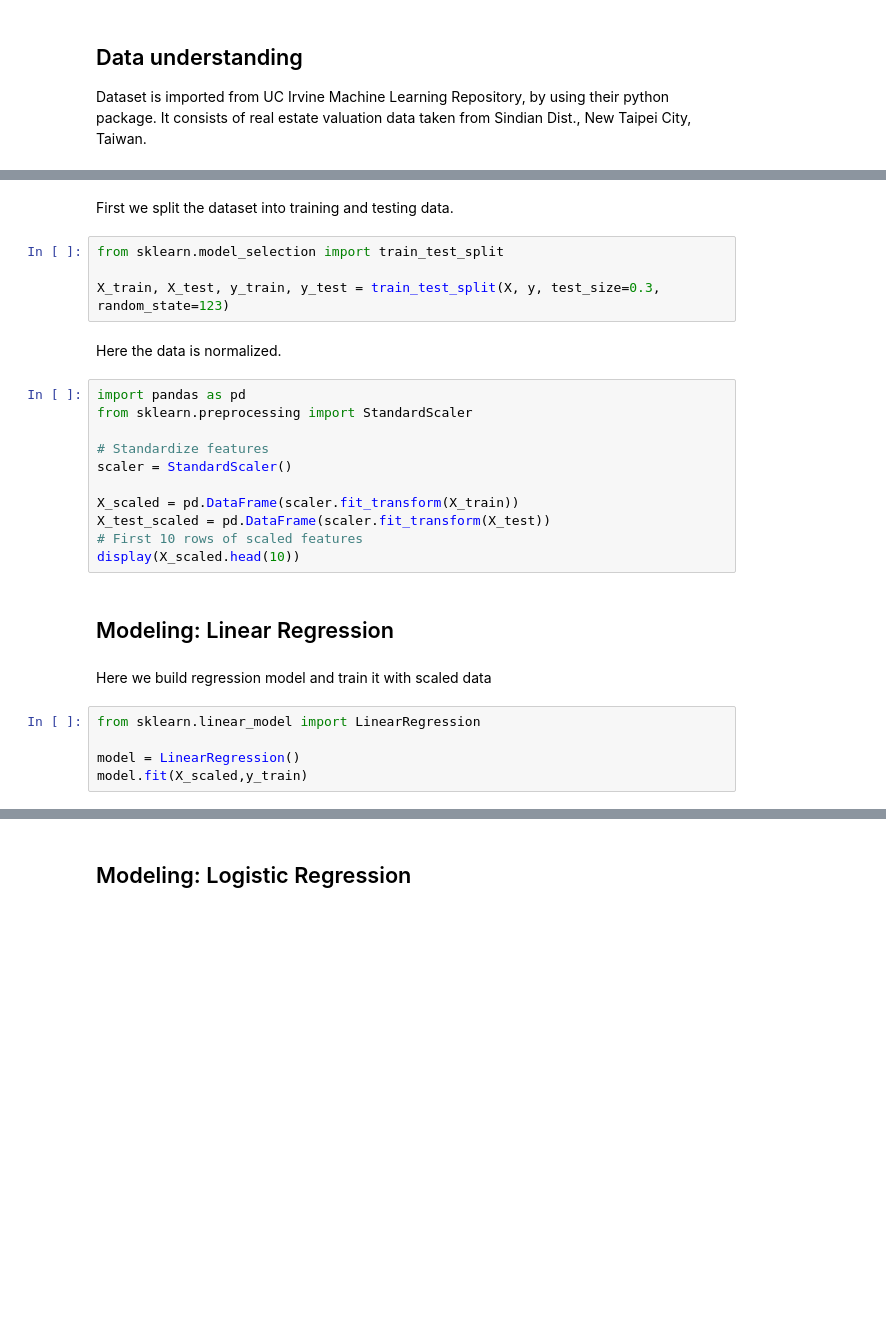
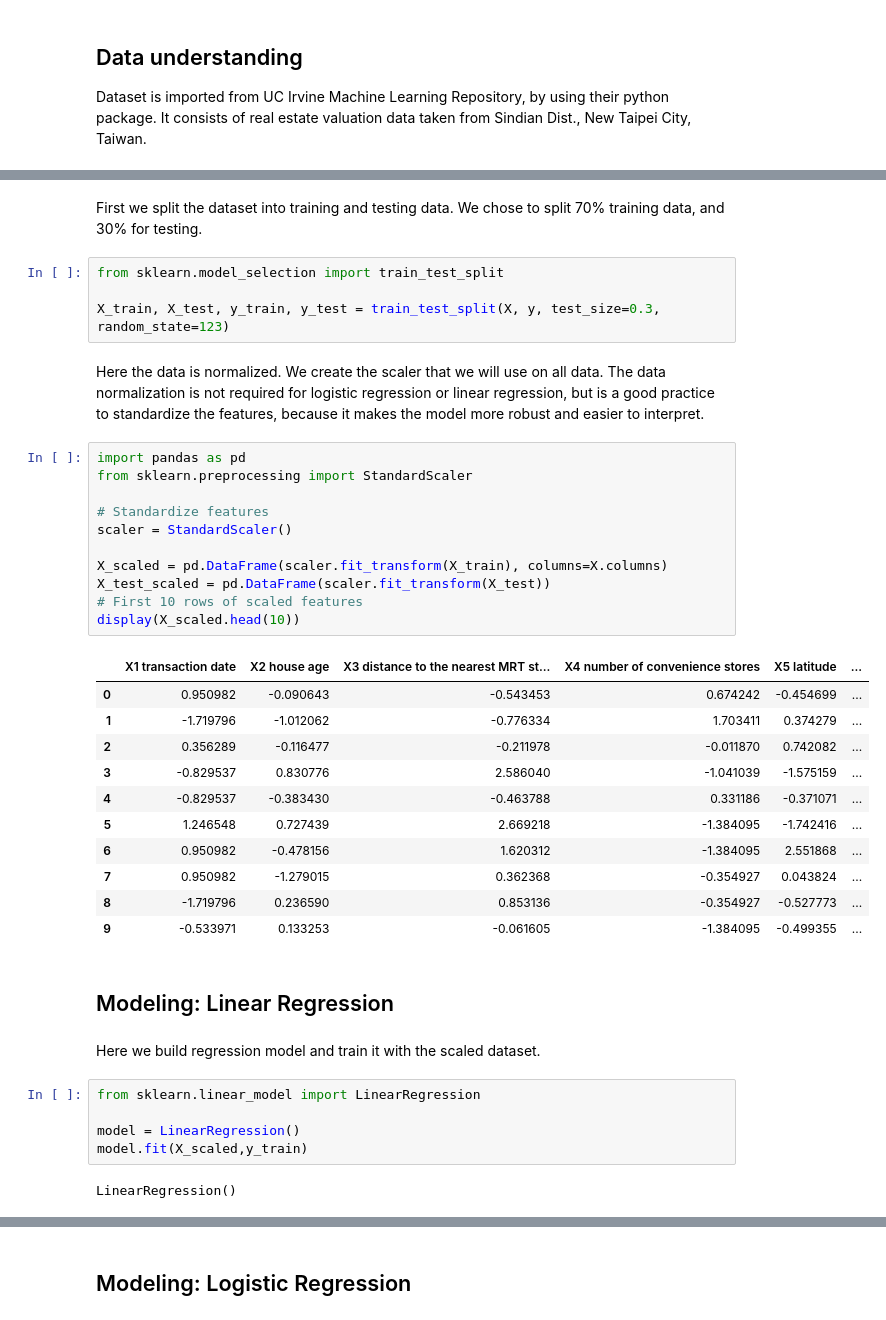
Before and after one commit to VilleSchulz/Machine-learning, a Jupyter notebook: Assignment_4_Linear_and_Logistic_Regression/task.ipynb, the cells around one changed output, grey strips where cells are left out. Drawn from its saved outputs; the diff is of its cells as text; blank space fills up the shorter version.

```diff
--- a/Assignment_4_Linear_and_Logistic_Regression/task.ipynb
+++ b/Assignment_4_Linear_and_Logistic_Regression/task.ipynb
@@ -119,29 +156,44 @@ display(df.head())
 # %% [markdown]
-First we split the dataset into training and testing data.
+First we split the dataset into training and testing data. We chose to split 70% training data, and 30% for testing.
 # %%
 from sklearn.model_selection import train_test_split
 
 X_train, X_test, y_train, y_test = train_test_split(X, y, test_size=0.3, random_state=123)
 # %% [markdown]
-Here the data is normalized.
+Here the data is normalized. We create the scaler that we will use on all data.
+The data normalization is not required for logistic regression or linear regression, but is a good practice to standardize the features, because it makes the model more robust and easier to interpret.
 # %%
 import pandas as pd
 from sklearn.preprocessing import StandardScaler
 
 # Standardize features
 scaler = StandardScaler()
 
-X_scaled = pd.DataFrame(scaler.fit_transform(X_train))
+X_scaled = pd.DataFrame(scaler.fit_transform(X_train), columns=X.columns)
 X_test_scaled = pd.DataFrame(scaler.fit_transform(X_test))
 # First 10 rows of scaled features
 display(X_scaled.head(10))
+# %% [output]
+|  | X1 transaction date | X2 house age | X3 distance to the nearest MRT st... | X4 number of convenience stores | X5 latitude | ... |
+| 0 | 0.950982 | -0.090643 | -0.543453 | 0.674242 | -0.454699 | ... |
+| 1 | -1.719796 | -1.012062 | -0.776334 | 1.703411 | 0.374279 | ... |
+| 2 | 0.356289 | -0.116477 | -0.211978 | -0.011870 | 0.742082 | ... |
+| 3 | -0.829537 | 0.830776 | 2.586040 | -1.041039 | -1.575159 | ... |
+| 4 | -0.829537 | -0.383430 | -0.463788 | 0.331186 | -0.371071 | ... |
+| 5 | 1.246548 | 0.727439 | 2.669218 | -1.384095 | -1.742416 | ... |
+| 6 | 0.950982 | -0.478156 | 1.620312 | -1.384095 | 2.551868 | ... |
+| 7 | 0.950982 | -1.279015 | 0.362368 | -0.354927 | 0.043824 | ... |
+| 8 | -1.719796 | 0.236590 | 0.853136 | -0.354927 | -0.527773 | ... |
+| 9 | -0.533971 | 0.133253 | -0.061605 | -1.384095 | -0.499355 | ... |
 # %% [markdown]
 ## Modeling: Linear Regression
 # %% [markdown]
-Here we build regression model and train it with scaled data
+Here we build regression model and train it with the scaled dataset.
 # %%
 from sklearn.linear_model import LinearRegression
 
 model = LinearRegression()
 model.fit(X_scaled,y_train)
+# %% [output]
+LinearRegression()
 # %% [markdown]
```
Also changed, not shown: parts of 38 cells of this notebook, 1 other file.
